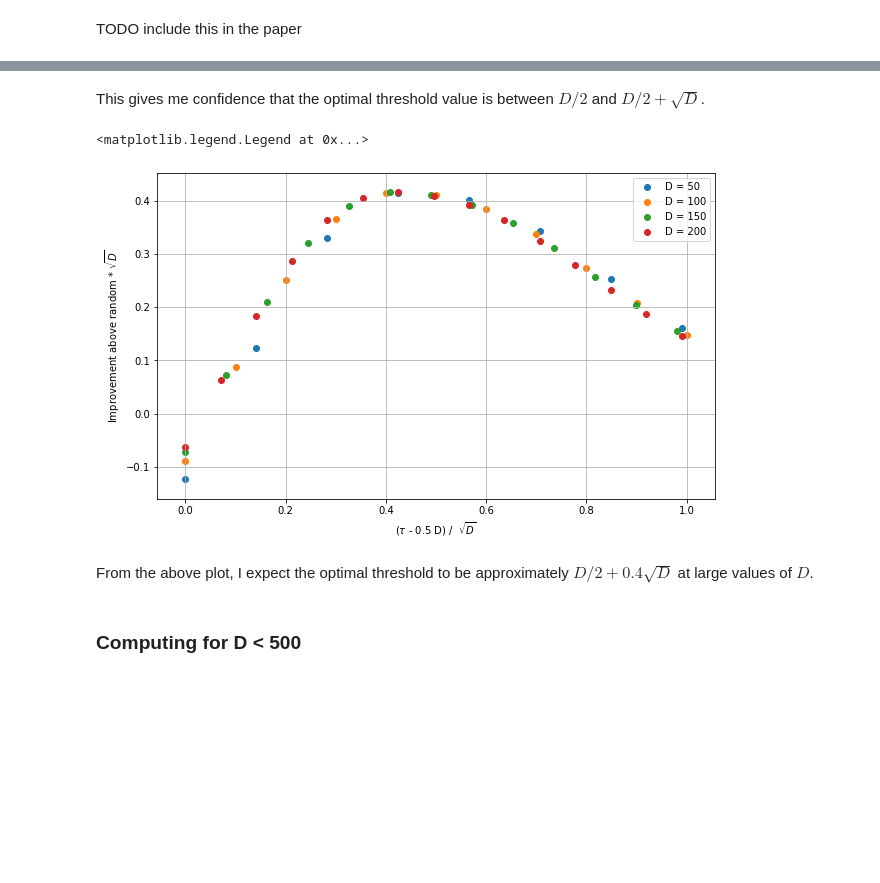
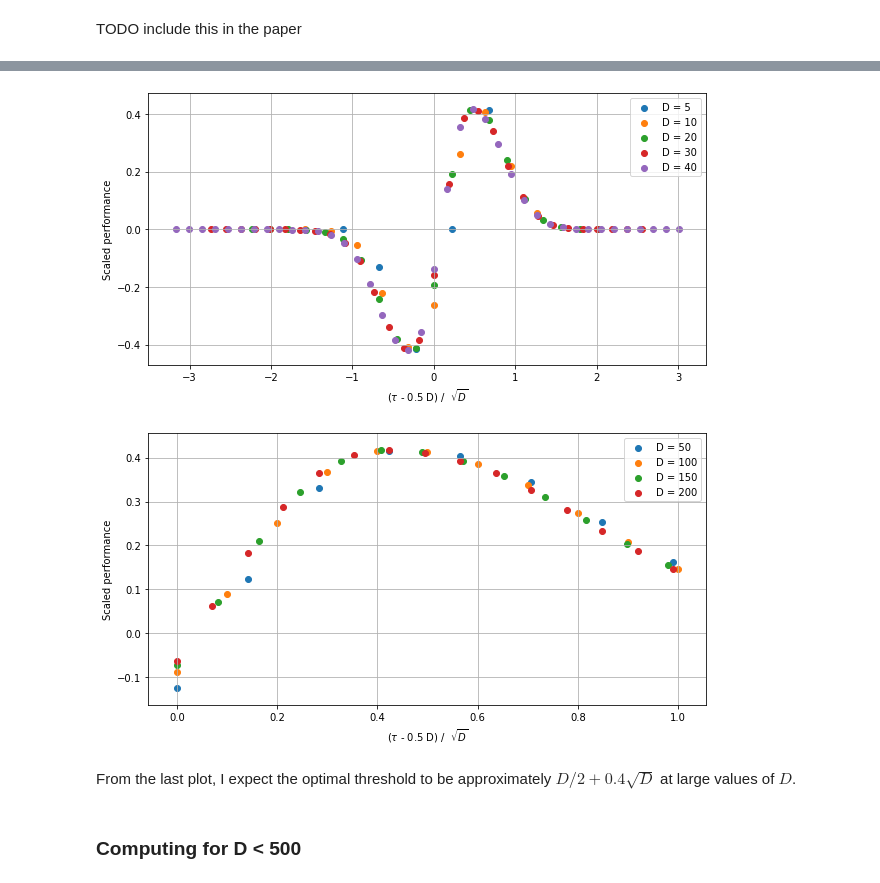
Before and after one commit to marwahaha/qaoa-local-competitors, a Jupyter notebook: 2-step-comparison.ipynb, the cells around one changed output, grey strips where cells are left out. Cells and saved outputs as stored; diff of their text form; code cells hidden in the pictures; blank space fills up the shorter version.

```diff
--- a/2-step-comparison.ipynb
+++ b/2-step-comparison.ipynb
@@ -111,19 +107,15 @@ plt.legend()
-# %% [markdown]
-This gives me confidence that the optimal threshold value is between $D/2$ and $D/2 + \sqrt{D}$.
-# %%
-plt.figure(figsize=(10, 6))
-for D in [50, 100, 150, 200]:
-    xs = np.arange(int(D/2), int(D/2) + int(D**0.5) + 1)
-    plt.scatter((xs - D/2)*D**-0.5, [D**0.5*final(D-1, t, t) for t in xs], label="D = %i" % D)
-plt.grid()
-plt.xlabel("($τ$ - 0.5 D) /  $\sqrt{D}$")
-plt.ylabel("Improvement above random * $\sqrt{D}$")
-plt.legend()
-# %% [output]
-<matplotlib.legend.Legend at 0x...>
-[figure, removed]
+# %%
+fig, ax = plt.subplots(1, 1, figsize=(10, 5))
+plot([0,]*5, [5, 10, 20, 30, 40], [5, 10, 20, 30, 40], ax)
+# %% [output]
+[figure, added]
+# %%
+fig, ax = plt.subplots(1, 1, figsize=(10, 5))
+plot([int(D/2) for D in [50, 100, 150, 200]], [int(D/2) + int(D**0.5) + 1 for D in [50, 100, 150, 200]], [50, 100, 150, 200], ax)
+# %% [output]
+[figure, added]
 # %% [markdown]
-From the above plot, I expect the optimal threshold to be approximately $D/2 + 0.4 \sqrt{D}$ at large values of $D$.
+From the last plot, I expect the optimal threshold to be approximately $D/2 + 0.4 \sqrt{D}$ at large values of $D$.
 # %% [markdown]
 ### Computing for D < 500
 # %%
```
Also changed, not shown: parts of 42 cells of this notebook, 3 other files.
